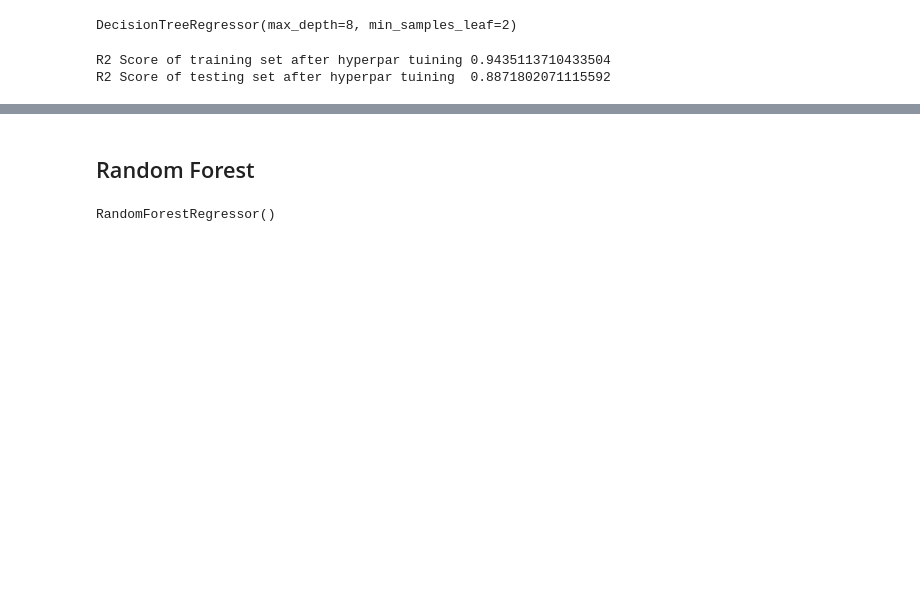
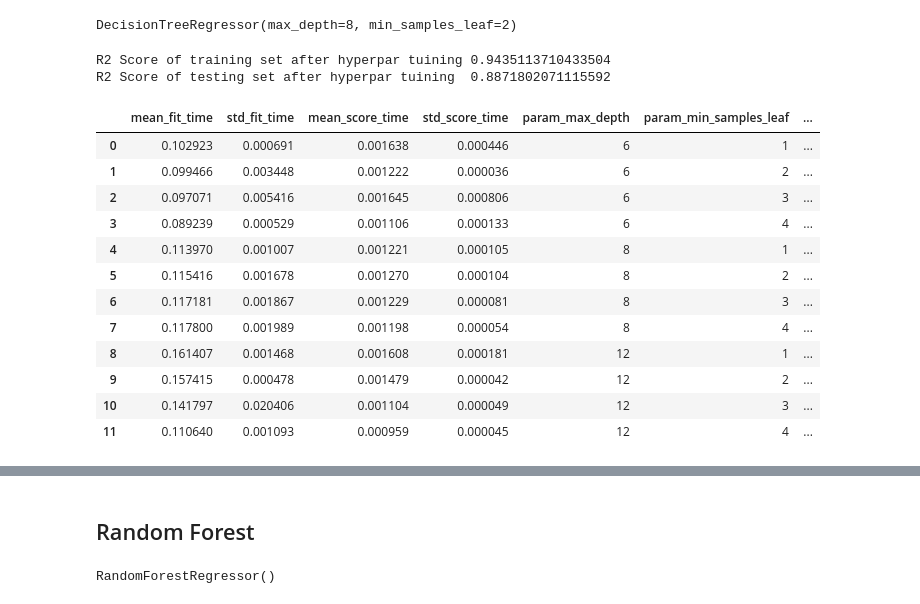
Before and after one commit to pandeysudip/housing-price, a Jupyter notebook: model_building.ipynb, the cells around one changed output, grey strips where cells are left out. Cells and saved outputs as stored; diff of their text form; code cells hidden in the pictures; blank space fills up the shorter version.

```diff
--- a/model_building.ipynb
+++ b/model_building.ipynb
@@ -464,3 +505,20 @@ print(f'R2 Score of testing set after hyperpar tuining  {dt_te}')
 # %% [output]
 R2 Score of training set after hyperpar tuining 0.9435113710433504
 R2 Score of testing set after hyperpar tuining  0.8871802071115592
+# %%
+dt_df=pd.DataFrame(gs_dt.cv_results_)
+dt_df
+# %% [output]
+|  | mean_fit_time | std_fit_time | mean_score_time | std_score_time | param_max_depth | param_min_samples_leaf | ... |
+| 0 | 0.102923 | 0.000691 | 0.001638 | 0.000446 | 6 | 1 | ... |
+| 1 | 0.099466 | 0.003448 | 0.001222 | 0.000036 | 6 | 2 | ... |
+| 2 | 0.097071 | 0.005416 | 0.001645 | 0.000806 | 6 | 3 | ... |
+| 3 | 0.089239 | 0.000529 | 0.001106 | 0.000133 | 6 | 4 | ... |
+| 4 | 0.113970 | 0.001007 | 0.001221 | 0.000105 | 8 | 1 | ... |
+| 5 | 0.115416 | 0.001678 | 0.001270 | 0.000104 | 8 | 2 | ... |
+| 6 | 0.117181 | 0.001867 | 0.001229 | 0.000081 | 8 | 3 | ... |
+| 7 | 0.117800 | 0.001989 | 0.001198 | 0.000054 | 8 | 4 | ... |
+| 8 | 0.161407 | 0.001468 | 0.001608 | 0.000181 | 12 | 1 | ... |
+| 9 | 0.157415 | 0.000478 | 0.001479 | 0.000042 | 12 | 2 | ... |
+| 10 | 0.141797 | 0.020406 | 0.001104 | 0.000049 | 12 | 3 | ... |
+| 11 | 0.110640 | 0.001093 | 0.000959 | 0.000045 | 12 | 4 | ... |
```
Also changed, not shown: parts of 13 cells of this notebook, 2 other files.
